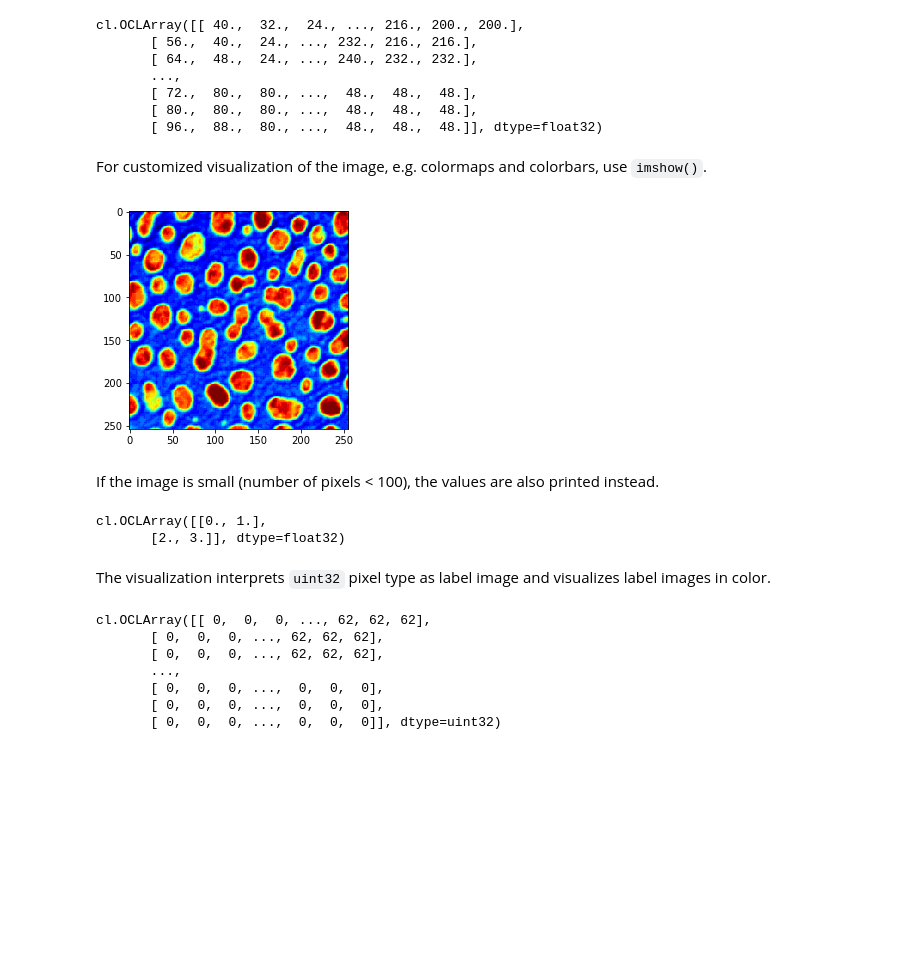
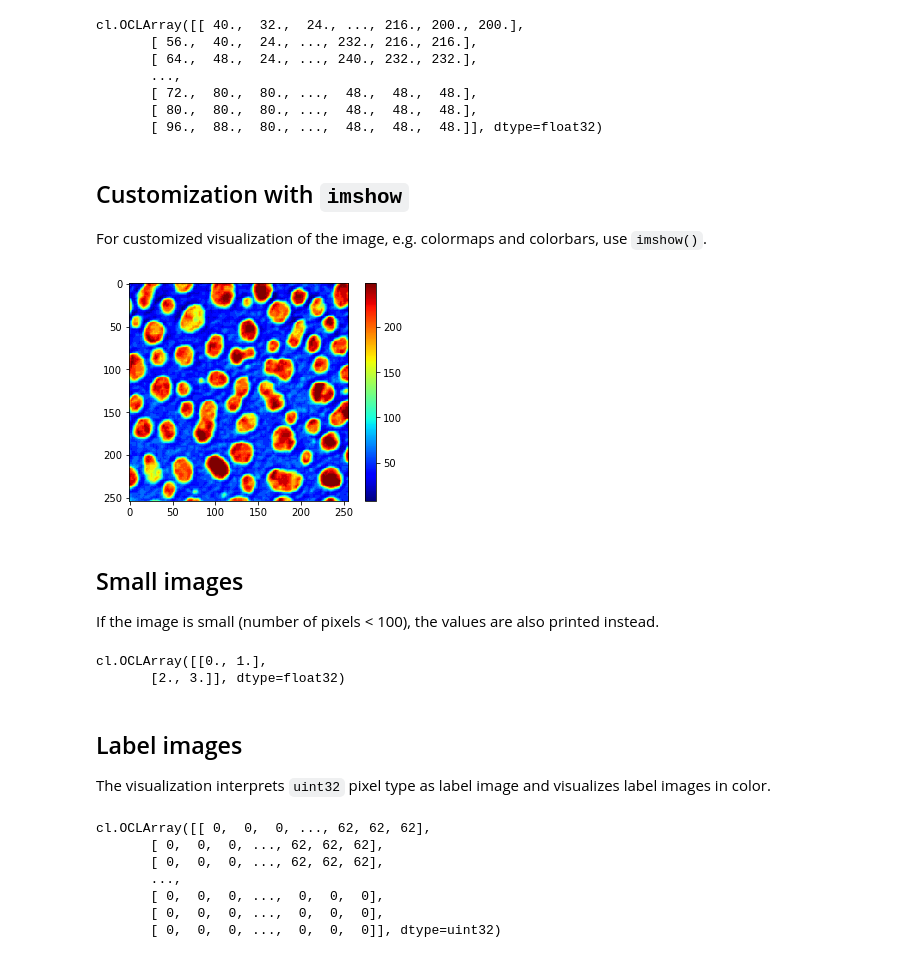
Before and after one commit to clEsperanto/pyclesperanto_prototype, a Jupyter notebook: demo/interoperability/jupyter.ipynb, the cells around one changed output. Cells and saved outputs as stored; diff of their text form; code cells hidden in the pictures; blank space fills up the shorter version.

```diff
--- a/demo/interoperability/jupyter.ipynb
+++ b/demo/interoperability/jupyter.ipynb
@@ -28,12 +31,14 @@ cl.OCLArray([[ 40.,  32.,  24., ..., 216., 200., 200.],
        [ 80.,  80.,  80., ...,  48.,  48.,  48.],
        [ 96.,  88.,  80., ...,  48.,  48.,  48.]], dtype=float32)
 # %% [markdown]
+## Customization with `imshow`
 For customized visualization of the image, e.g. colormaps and colorbars, use `imshow()`.
 # %%
-cle.imshow(cle_blobs, colormap='jet')
+cle.imshow(cle_blobs, colormap='jet', colorbar=True)
 # %% [output]
-[figure, old version]
+[figure, new version]
 # %% [markdown]
+## Small images
 If the image is small (number of pixels < 100), the values are also printed instead.
 # %%
 data = cle.asarray([[0, 1],[2, 3]])
@@ -42,6 +47,7 @@ data
 cl.OCLArray([[0., 1.],
        [2., 3.]], dtype=float32)
 # %% [markdown]
+## Label images
 The visualization interprets `uint32` pixel type as label image and visualizes label images in color.
 # %%
 labels = cle.voronoi_otsu_labeling(blobs, spot_sigma=3.5)
```
Also changed, not shown: parts of 3 cells of this notebook.
